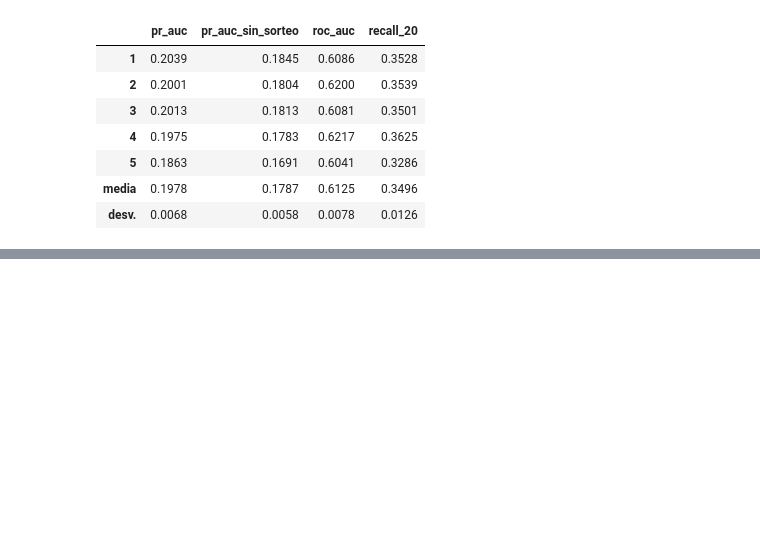
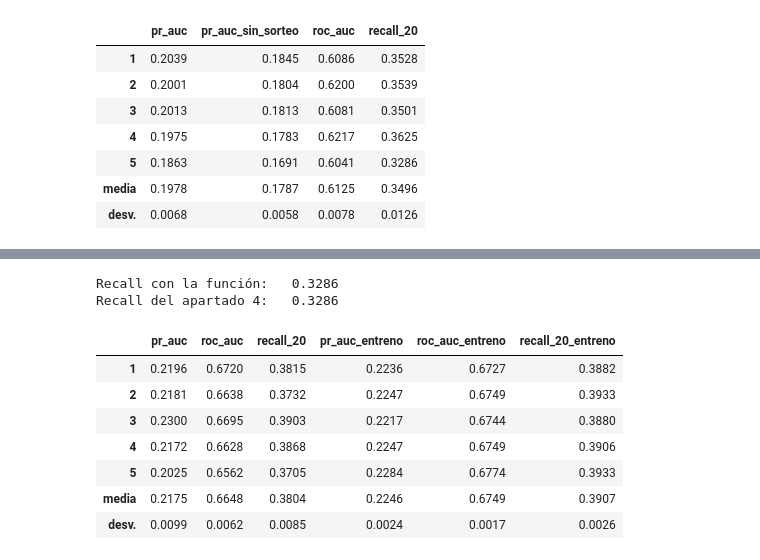
Before and after one commit to diieeguiitooo/readmision_diabetes_model, a Jupyter notebook: notebooks/01_modelo_referencia.ipynb, the cells around one changed output, grey strips where cells are left out. Drawn from its saved outputs; the diff is of its cells as text; code cells hidden in the pictures; blank space fills up the shorter version.

Commit message:
Notebook 01: regresión logística en pipeline con escalado, recall en el 20 % como métrica propia y comparación con la regla

```diff
--- a/notebooks/01_modelo_referencia.ipynb
+++ b/notebooks/01_modelo_referencia.ipynb
@@ -367,0 +413,65 @@ El listón para la regresión logística del apartado 5 queda en PR-AUC 0,1978,
+# %%
+# scikit-learn no trae el recall en el 20 %: se define como función con la misma lógica que en el
+# apartado 4. cross_validate la llama en cada vuelta con el objetivo real del pliegue y la
+# probabilidad que da el modelo a esos ingresos
+def recall_20(y_real, puntuacion):
+    # Las dos entradas pasan a Series con etiquetas 0, 1, 2...: y_real puede llegar con las etiquetas
+    # originales del pliegue y puntuacion como array de numpy, y así las posiciones coinciden
+    y_real = pd.Series(np.asarray(y_real))
+    puntuacion = pd.Series(np.asarray(puntuacion))
+
+    # Mismas tres líneas que en el apartado 4
+    k = int(0.2 * len(y_real))
+    llamados = puntuacion.nlargest(k).index
+    return y_real.loc[llamados].sum() / y_real.sum()
+
+
+# response_method='predict_proba': la función recibe la probabilidad de reingreso, no la clase 0/1
+metrica_recall_20 = make_scorer(recall_20, response_method='predict_proba')
+
+# Comprobación: con la regla del último pliegue del apartado 4 debe dar el mismo recall que allí
+print(f'Recall con la función:   {recall_20(y_valid, puntuacion_valid):.4f}')
+print(f'Recall del apartado 4:   {resultados_regla.loc[5, "recall_20"]:.4f}')
+# %% [output]
+Recall con la función:   0.3286
+Recall del apartado 4:   0.3286
+# %%
+# Receta: escalado y regresión logística encadenados
+receta_lr = make_pipeline(StandardScaler(), LogisticRegression(max_iter=1000))
+
+# Las tres métricas, con un nombre para cada una
+metricas = {
+    'pr_auc': 'average_precision',
+    'roc_auc': 'roc_auc',
+    'recall_20': metrica_recall_20,
+}
+
+# Las 5 vueltas con el mismo divisor que la regla. return_train_score=True añade la nota en
+# entrenamiento, para ver si el modelo sobreajusta
+cv_lr = cross_validate(receta_lr, X, y, groups=grupos, cv=divisor, scoring=metricas,
+                       return_train_score=True)
+# %%
+# cross_validate devuelve 5 notas por métrica. Llama «test» al pliegue de validación (no a test.csv)
+# y «train» al de entrenamiento
+resultados_lr = pd.DataFrame({
+    'pr_auc': cv_lr['test_pr_auc'],
+    'roc_auc': cv_lr['test_roc_auc'],
+    'recall_20': cv_lr['test_recall_20'],
+    'pr_auc_entreno': cv_lr['train_pr_auc'],
+    'roc_auc_entreno': cv_lr['train_roc_auc'],
+    'recall_20_entreno': cv_lr['train_recall_20'],
+})
+resultados_lr.index = [1, 2, 3, 4, 5]
+
+# Media y desviación debajo, igual que en la tabla de la regla
+resumen_lr = resultados_lr.agg(['mean', 'std']).rename(index={'mean': 'media', 'std': 'desv.'})
+display(pd.concat([resultados_lr, resumen_lr]).style.format('{:.4f}'))
+# %% [output]
+|  | pr_auc | roc_auc | recall_20 | pr_auc_entreno | roc_auc_entreno | recall_20_entreno |
+| 1 | 0.2196 | 0.6720 | 0.3815 | 0.2236 | 0.6727 | 0.3882 |
+| 2 | 0.2181 | 0.6638 | 0.3732 | 0.2247 | 0.6749 | 0.3933 |
+| 3 | 0.2300 | 0.6695 | 0.3903 | 0.2217 | 0.6744 | 0.3880 |
+| 4 | 0.2172 | 0.6628 | 0.3868 | 0.2247 | 0.6749 | 0.3906 |
+| 5 | 0.2025 | 0.6562 | 0.3705 | 0.2284 | 0.6774 | 0.3933 |
+| media | 0.2175 | 0.6648 | 0.3804 | 0.2246 | 0.6749 | 0.3907 |
+| desv. | 0.0099 | 0.0062 | 0.0085 | 0.0024 | 0.0017 | 0.0026 |
```
Also changed, not shown: parts of 6 cells of this notebook.
